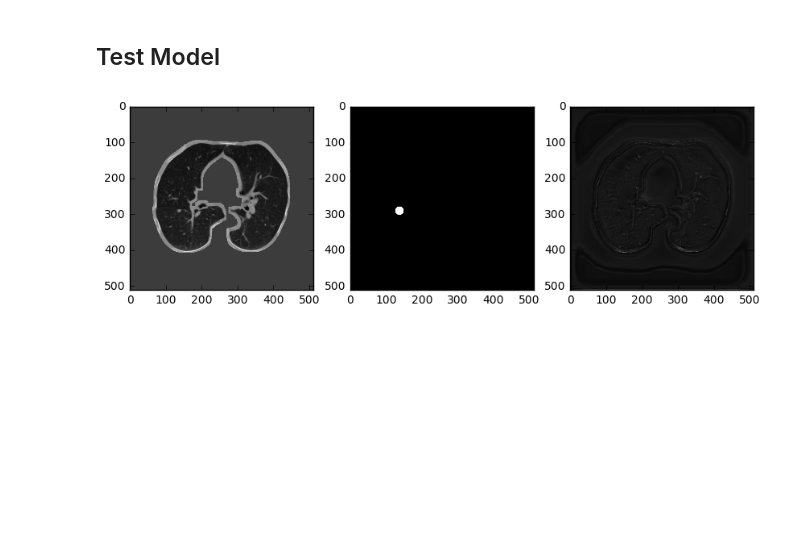
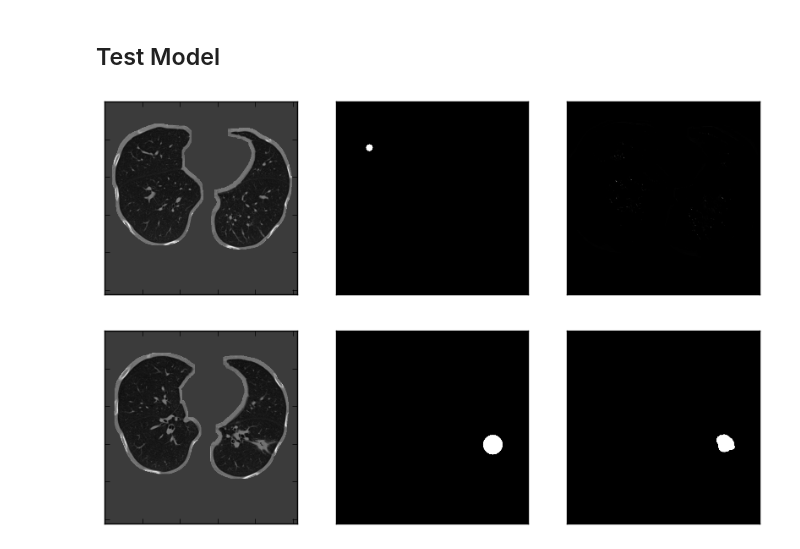
Before and after one commit to dancoombs/ece544na, a Jupyter notebook: nbs/luna_model.ipynb, the cells around one changed output. Cells and saved outputs as stored; diff of their text form; code cells hidden in the pictures; blank space fills up the shorter version.

Commit message:
added figures

```diff
--- a/nbs/luna_model.ipynb
+++ b/nbs/luna_model.ipynb
@@ -166,17 +166,30 @@ ________________________________________________________________________________
 # %% [markdown]
 ## Test Model
 # %%
-model.load_weights(results_path+'0505/weights_0505_1e-06_5_0.1_03_-0.620.hdf5')
+model.load_weights(results_path+'0508/weights_0508_1e-06_5_0.1_04_-0.632.hdf5')
 # %%
+import matplotlib.gridspec as gridspec
+
 # look at an output of the model
+val_gen = lunaIterator(scan_path, df_val, batch_size=2, shuffle=True)
 val_lungs, val_masks = next(val_gen)
-out_masks = model.predict(val_lungs, batch_size=4)
+out_masks = model.predict(val_lungs, batch_size=2)
 
+fig, ax = plt.subplots(len(out_masks),3,figsize=[10,7])
 for i in range(0, len(out_masks)):
-    fig, ax = plt.subplots(1,3,figsize=[10,10])
-    ax[0].imshow(val_lungs[i, 0], cmap=plt.cm.gray)
-    ax[1].imshow(val_masks[i, 0], cmap=plt.cm.gray)
-    ax[2].imshow(out_masks[i, 0], cmap=plt.cm.gray)
-    plt.show()
+    ax[i,0].imshow(val_lungs[i, 0], cmap=plt.cm.gray)
+    ax[i,0].set_yticklabels([])
+    ax[i,0].set_xticklabels([])
+
+    ax[i,1].imshow(val_masks[i, 0], cmap=plt.cm.gray)
+    ax[i,1].set_yticklabels([])
+    ax[i,1].set_xticklabels([])
+
+    ax[i,2].imshow(out_masks[i, 0], cmap=plt.cm.gray)
+    ax[i,2].set_yticklabels([])
+    ax[i,2].set_xticklabels([])
+#plt.tight_layout()
+plt.subplots_adjust(wspace=0.2, hspace=0)
+plt.show()
 # %% [output]
-[figure, old version]
+[figure, new version]
```
Also changed, not shown: parts of 1 cell of this notebook, 2 other files.
